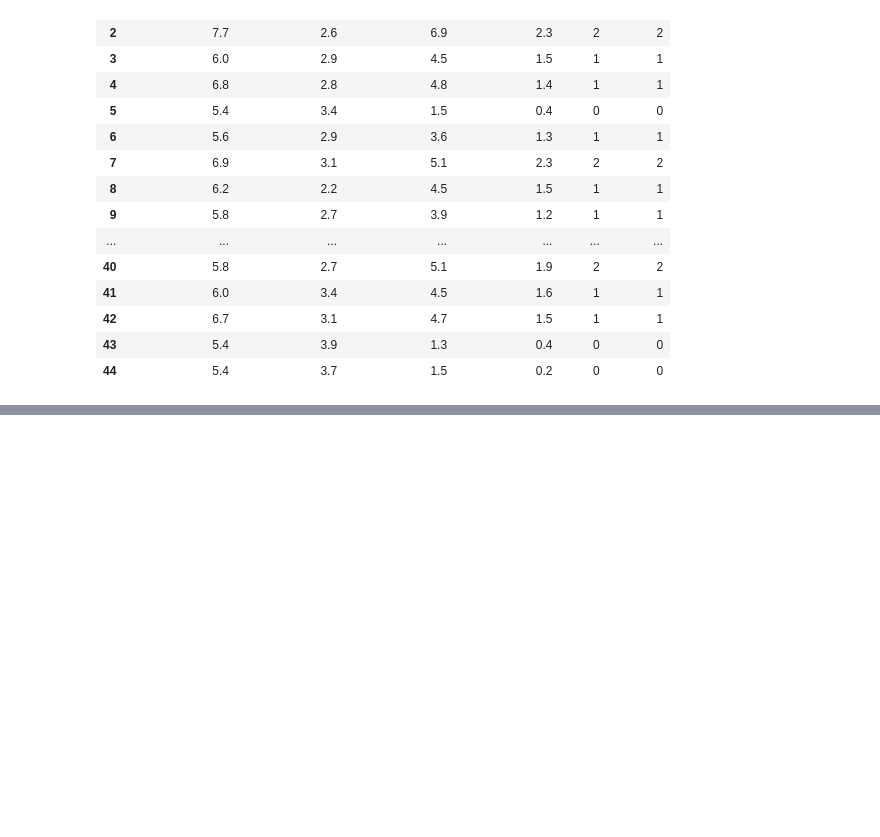
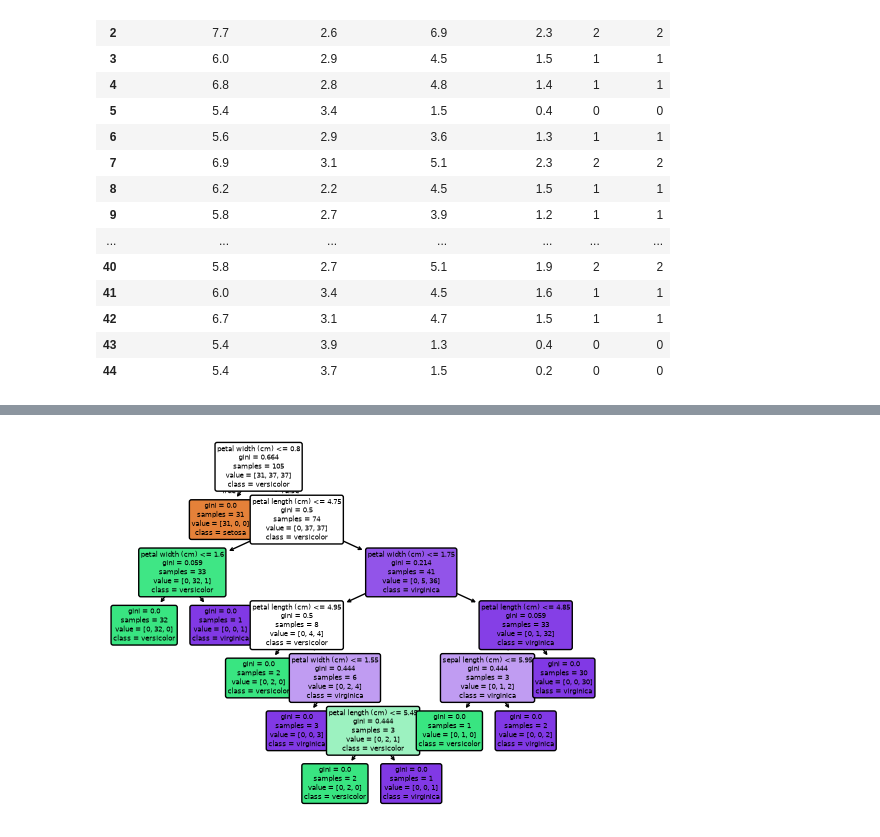
Before and after one commit to gusta356/fabrica_programadores, a Jupyter notebook: PROGRAMAÇÃO EM IA/exemplo_sklearn_02.ipynb, the cells around one changed output, grey strips where cells are left out. Cells and saved outputs as stored; diff of their text form; code cells hidden in the pictures; blank space fills up the shorter version.

```diff
--- a/PROGRAMAÇÃO EM IA/exemplo_sklearn_02.ipynb
+++ b/PROGRAMAÇÃO EM IA/exemplo_sklearn_02.ipynb
@@ -126,0 +156,11 @@ df_comp
+# %%
+plt.Figure(figsize=(18,10))
+plot_tree(modelo,
+          feature_names=dados.feature_names,
+          class_names=dados.target_names,
+          filled=True,
+          rounded=True,
+          fontsize=5)
+plt.show()
+# %% [output]
+[figure, added]
```
Also changed, not shown: parts of 7 cells of this notebook, 1 other file.
